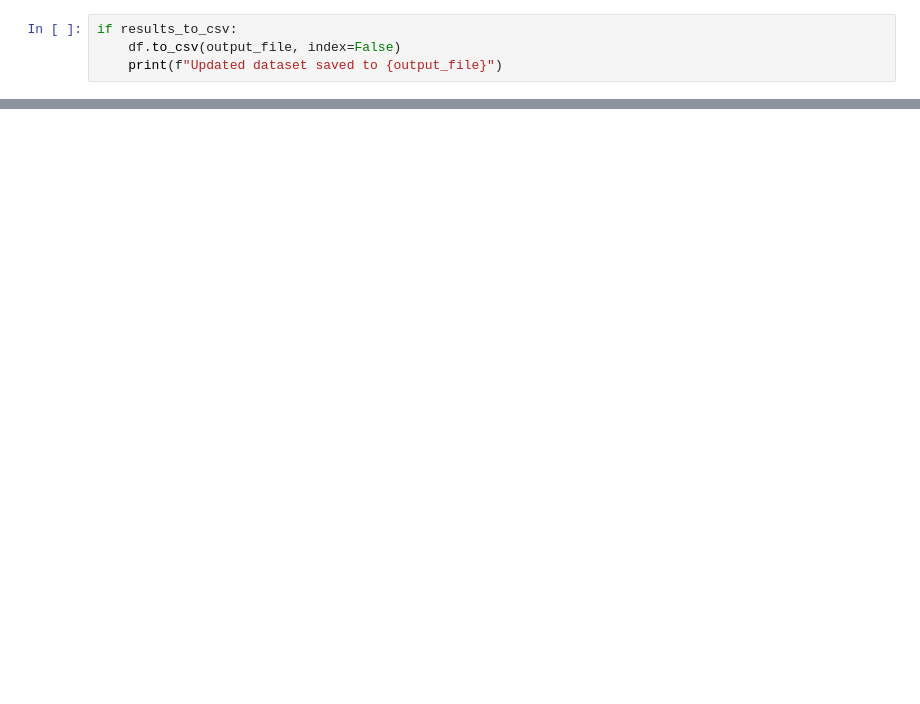
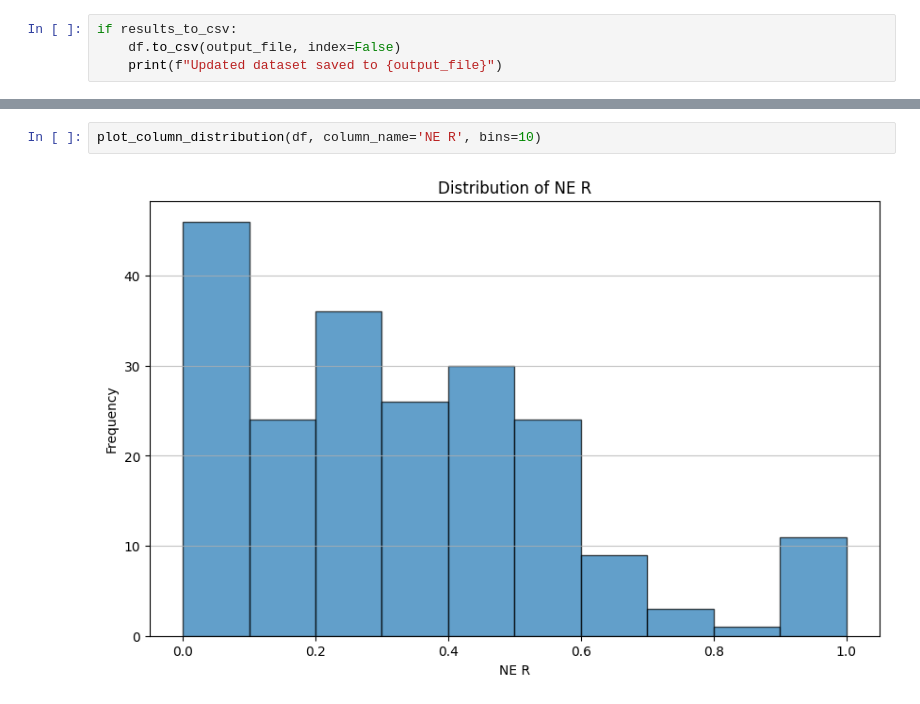
Before and after one commit to MAG-MM/ul-fri-nlp-course-project-2024-2025-nlpmaxxing-rtvslo, a Jupyter notebook: src/evaluate_results.ipynb, the cells around one changed output, grey strips where cells are left out. Cells and saved outputs as stored; diff of their text form; blank space fills up the shorter version.

```diff
--- a/src/evaluate_results.ipynb
+++ b/src/evaluate_results.ipynb
@@ -102,0 +78,4 @@ Zimske razmere
+# %%
+plot_column_distribution(df, column_name='NE R', bins=10)
+# %% [output]
+[figure, added]
```
Also changed, not shown: parts of 24 cells of this notebook, 4 other files.
